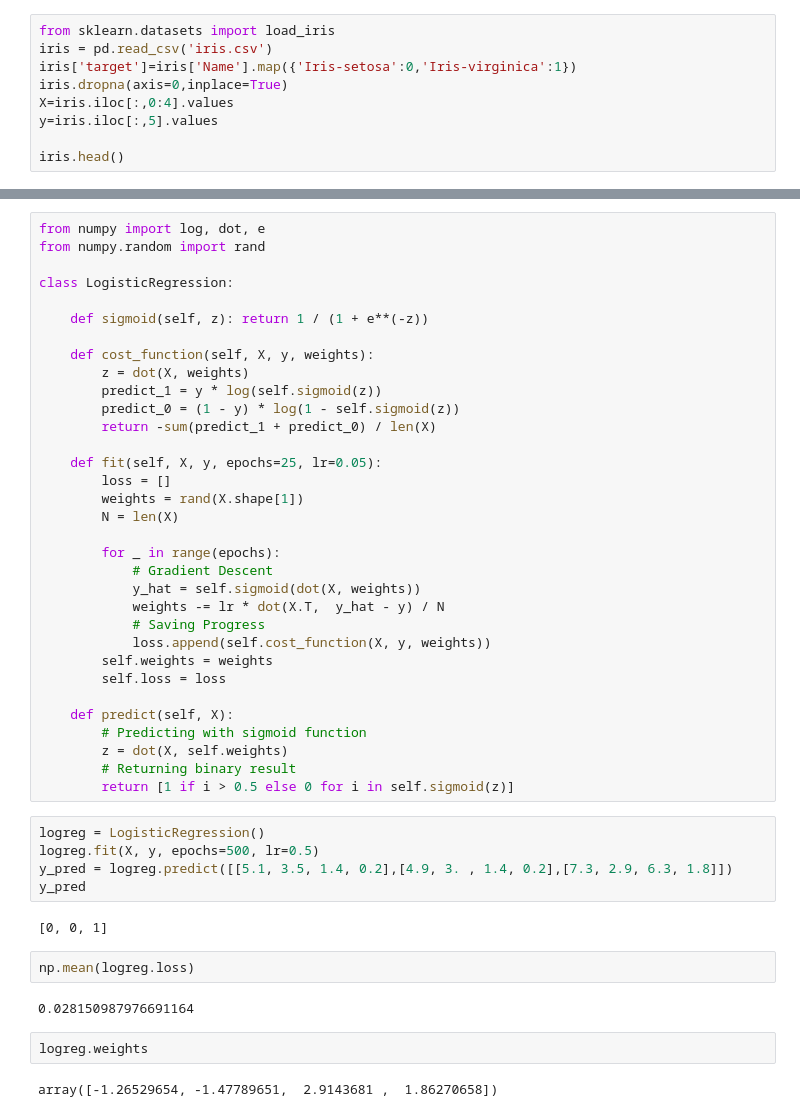
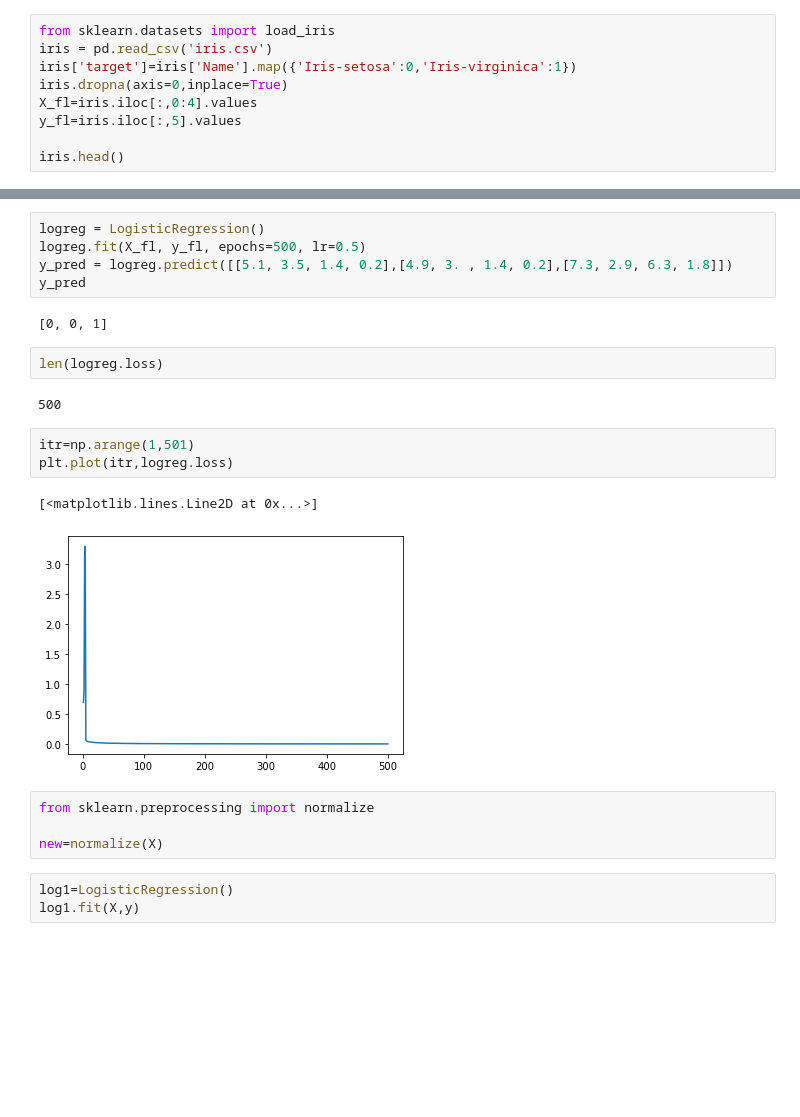
Before and after one commit to bimarshak7/ML-from-Scratch, a Jupyter notebook: logistic_regression.ipynb, the cells around one changed output, grey strips where cells are left out. Saved outputs shown, nothing was run; the diff lists cells and outputs as text; blank space fills up the shorter version.

```diff
--- a/logistic_regression.ipynb
+++ b/logistic_regression.ipynb
@@ -70,8 +183,8 @@ from sklearn.datasets import load_iris
 iris = pd.read_csv('iris.csv')
 iris['target']=iris['Name'].map({'Iris-setosa':0,'Iris-virginica':1})
 iris.dropna(axis=0,inplace=True)
-X=iris.iloc[:,0:4].values
-y=iris.iloc[:,5].values
+X_fl=iris.iloc[:,0:4].values
+y_fl=iris.iloc[:,5].values
 
 iris.head()
 # %% [output]
@@ -95,48 +197,24 @@ plt.show()
-# %%
-from numpy import log, dot, e
-from numpy.random import rand
-
-class LogisticRegression:
-
-    def sigmoid(self, z): return 1 / (1 + e**(-z))
-
-    def cost_function(self, X, y, weights):
-        z = dot(X, weights)
-        predict_1 = y * log(self.sigmoid(z))
-        predict_0 = (1 - y) * log(1 - self.sigmoid(z))
-        return -sum(predict_1 + predict_0) / len(X)
-
-    def fit(self, X, y, epochs=25, lr=0.05):
-        loss = []
-        weights = rand(X.shape[1])
-        N = len(X)
-
-        for _ in range(epochs):
-            # Gradient Descent
-            y_hat = self.sigmoid(dot(X, weights))
-            weights -= lr * dot(X.T,  y_hat - y) / N
-            # Saving Progress
-            loss.append(self.cost_function(X, y, weights))
-        self.weights = weights
-        self.loss = loss
-
-    def predict(self, X):
-        # Predicting with sigmoid function
-        z = dot(X, self.weights)
-        # Returning binary result
-        return [1 if i > 0.5 else 0 for i in self.sigmoid(z)]
 # %%
 logreg = LogisticRegression()
-logreg.fit(X, y, epochs=500, lr=0.5)
+logreg.fit(X_fl, y_fl, epochs=500, lr=0.5)
 y_pred = logreg.predict([[5.1, 3.5, 1.4, 0.2],[4.9, 3. , 1.4, 0.2],[7.3, 2.9, 6.3, 1.8]])
 y_pred
 # %% [output]
 [0, 0, 1]
 # %%
-np.mean(logreg.loss)
+len(logreg.loss)
 # %% [output]
-0.028150987976691164
+500
-# %%
-logreg.weights
-# %% [output]
-array([-1.26529654, -1.47789651,  2.9143681 ,  1.86270658])
+# %%
+itr=np.arange(1,501)
+plt.plot(itr,logreg.loss)
+# %% [output]
+[<matplotlib.lines.Line2D at 0x...>]
+[figure, added]
+# %%
+from sklearn.preprocessing import normalize
+
+new=normalize(X)
+# %%
+log1=LogisticRegression()
+log1.fit(X,y)
```
Also changed, not shown: parts of 17 cells of this notebook.
